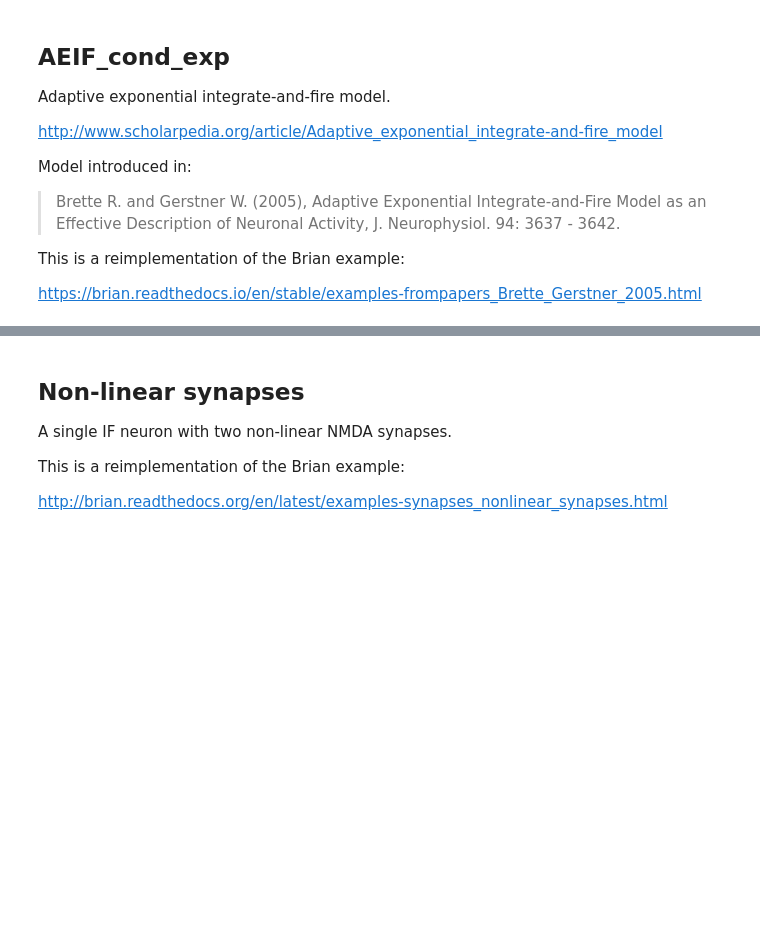
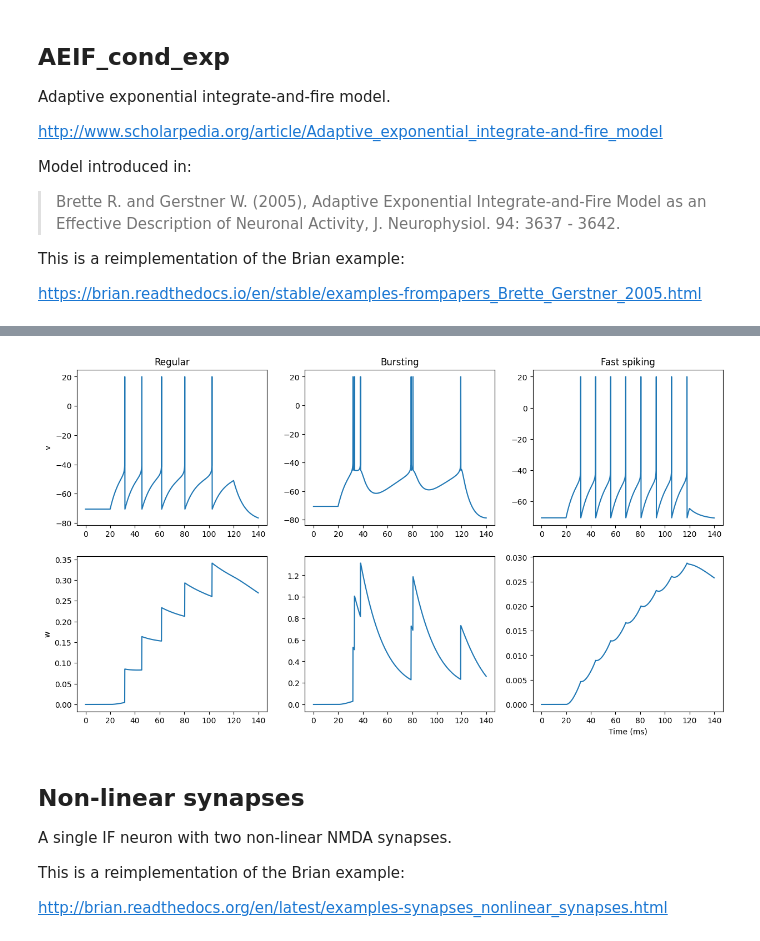
Before and after one commit to ANNarchy/ANNarchy.github.io, a Jupyter notebook: notebooks/PyNN.ipynb, the cells around one changed output, grey strips where cells are left out. Cells and saved outputs as stored; diff of their text form; code cells hidden in the pictures; blank space fills up the shorter version.

```diff
--- a/notebooks/PyNN.ipynb
+++ b/notebooks/PyNN.ipynb
@@ -295,3 +242,93 @@ plt.show()
+# %%
+AEIF = ann.Neuron(
+    parameters = dict(
+        v_rest = -70.6,
+        cm = 0.281,
+        tau_m = 9.3667,
+        tau_syn_E = 5.0,
+        tau_syn_I = 5.0,
+        e_rev_E = 0.0,
+        e_rev_I = -80.0,
+        tau_w = ann.parameter(144.0, locality='local'),
+        a = ann.parameter(4.0, locality='local'),
+        b = ann.parameter(0.0805, locality='local'),
+        i_offset = 0.0,
+        delta_T = 2.0,
+        v_thresh = -50.4,
+        v_reset = ann.parameter(-70.6, locality='local'),
+        v_spike = -40.0,
+    ),
+    equations = """
+        I = g_exc * (e_rev_E - v) + g_inh * (e_rev_I - v) + i_offset
+
+        tau_m * dv/dt = (v_rest - v +  delta_T * exp((v-v_thresh)/delta_T)) + tau_m/cm*(I - w) : init=-70.6
+        tau_w * dw/dt = a * (v - v_rest) / 1000.0 - w
+
+        tau_syn_E * dg_exc/dt = - g_exc : exponential
+        tau_syn_I * dg_inh/dt = - g_inh : exponential
+    """,
+    spike = "v > v_spike",
+    reset = """
+        v = v_reset
+        w += b
+    """,
+    refractory = 0.1
+)
+
+
+# Create the network
+net = ann.Network()
+
+# Population of 3 neurons (regular, bursting, fast spiking)
+pop = net.create(geometry=3, neuron=AEIF)
+pop.tau_w = [144., 20., 144.]
+pop.a = [4. ,4., 2000.0*pop.cm/144.0]
+pop.b = [0.0805, 0.5, 0.0]
+pop.v_reset = [-70.6, pop.v_thresh + 5.0, -70.6]
+
+m = net.monitor(pop, ['spike', 'v', 'w'])
+
+# Compile the network
+net.compile()
+
+# Add current of 1 nA and simulate
+net.simulate(20.0)
+pop.i_offset = 1.0
+net.simulate(100.0)
+pop.i_offset = 0.0
+net.simulate(20.0)
+
+# Retrieve the results
+data = m.get()
+
+# Make spikes nicer
+for i in range(3):
+    if len(data['spike'][i]) > 0:
+        data['v'][:, i][data['spike'][i]] = 20.0
+
+# Plot the activity
+plt.figure(figsize=(15, 8))
+plt.subplot(2,3,1)
+plt.plot(ann.dt()*np.arange(140.0/ann.dt()), data['v'][:, 0])
+plt.title("Regular")
+plt.ylabel('v')
+plt.subplot(2,3,2)
+plt.plot(ann.dt()*np.arange(140.0/ann.dt()), data['v'][:, 1])
+plt.title("Bursting")
+plt.subplot(2,3,3)
+plt.plot(ann.dt()*np.arange(140.0/ann.dt()), data['v'][:, 2])
+plt.title('Fast spiking')
+plt.subplot(2,3,4)
+plt.plot(ann.dt()*np.arange(140.0/ann.dt()), data['w'][:, 0])
+plt.ylabel('w')
+plt.subplot(2,3,5)
+plt.plot(ann.dt()*np.arange(140.0/ann.dt()), data['w'][:, 1])
+plt.subplot(2,3,6)
+plt.plot(ann.dt()*np.arange(140.0/ann.dt()), data['w'][:, 2])
+plt.xlabel('Time (ms)')
+plt.show()
+# %% [output]
+[figure, added]
 # %% [markdown]
 ## Non-linear synapses
 
```
Also changed, not shown: parts of 4 cells of this notebook, 23 other files.
